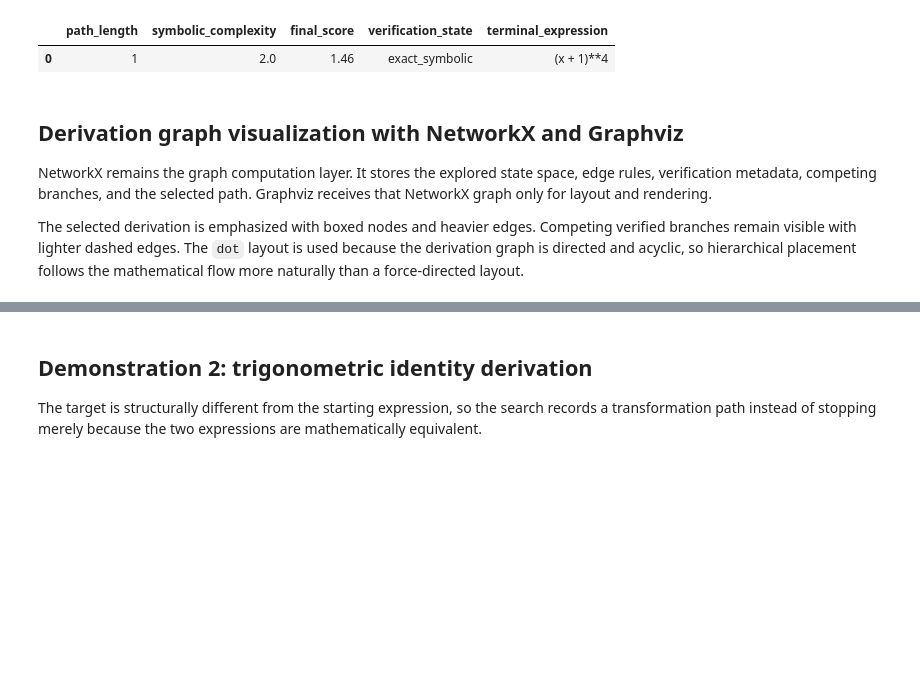
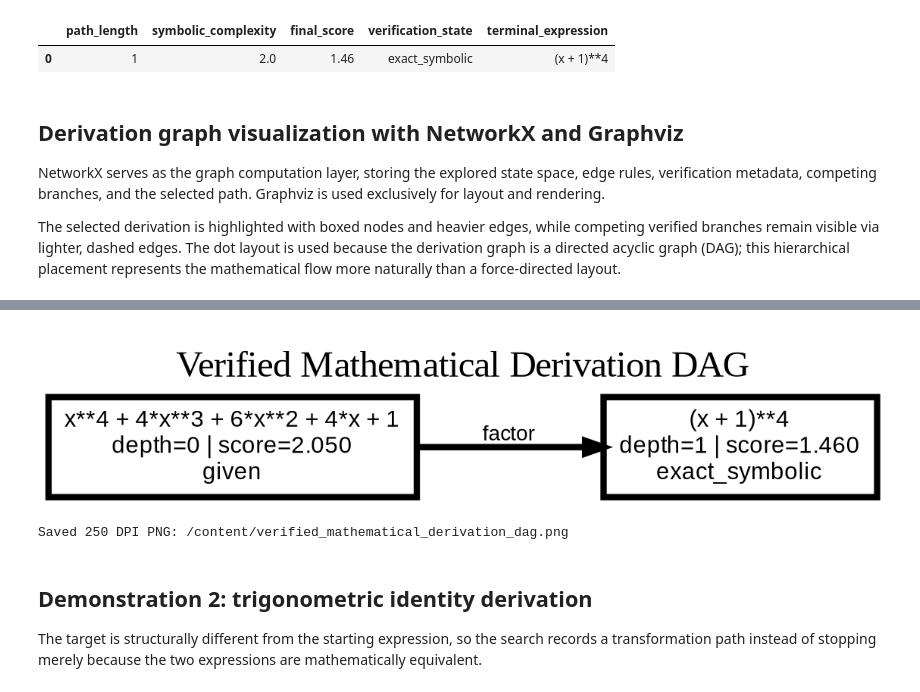
Before and after one commit to OJB-Quantum/Notebooks-for-Ideas, a Jupyter notebook: Automated_Mathematical_Derivation_Engine_in_Colab.ipynb, the cells around one changed output, grey strips where cells are left out. Saved outputs shown, nothing was run; the diff lists cells and outputs as text; code cells hidden in the pictures; blank space fills up the shorter version.

```diff
--- a/Automated_Mathematical_Derivation_Engine_in_Colab.ipynb
+++ b/Automated_Mathematical_Derivation_Engine_in_Colab.ipynb
@@ -1007,15 +1006,26 @@ $\displaystyle E_{0}\xrightarrow{\mathrm{factor}}E_{1}=\left(x + 1\right)^{4}$
 # %% [markdown]
 ## Derivation graph visualization with NetworkX and Graphviz
 
-NetworkX remains the graph computation layer. It stores the explored state space, edge rules, verification metadata, competing branches, and the selected path. Graphviz receives that NetworkX graph only for layout and rendering.
+NetworkX serves as the graph computation layer, storing the explored state space, edge rules, verification metadata, competing branches, and the selected path. Graphviz is used exclusively for layout and rendering.
 
-The selected derivation is emphasized with boxed nodes and heavier edges. Competing verified branches remain visible with lighter dashed edges. The `dot` layout is used because the derivation graph is directed and acyclic, so hierarchical placement follows the mathematical flow more naturally than a force-directed layout.
+The selected derivation is highlighted with boxed nodes and heavier edges, while competing verified branches remain visible via lighter, dashed edges. The dot layout is used because the derivation graph is a directed acyclic graph (DAG); this hierarchical placement represents the mathematical flow more naturally than a force-directed layout.
 # %%
-"""Render the NetworkX derivation DAG with Graphviz."""
+"""Render the NetworkX derivation DAG as a downloadable 250 DPI PNG."""
+
+from pathlib import Path
+
+from google.colab import files
+from IPython.display import Image, display
+
+# ============================================================
+# Control knobs
+# ============================================================
+DERIVATION_PNG_FILENAME = "verified_mathematical_derivation_dag.png"
+GRAPHVIZ_DPI = 250
 
 
 def render_derivation_graph(nx_graph, selected_path):
-    """Convert a NetworkX derivation DAG into a Graphviz SVG.
+    """Convert a NetworkX derivation DAG into a Graphviz PNG.
 
     Args:
         nx_graph: Directed NetworkX graph containing derivation metadata.
@@ -1031,7 +1041,7 @@ def render_derivation_graph(nx_graph, selected_path):
 
     dot = graphviz.Digraph(
         name="derivation_dag",
-        format="svg",
+        format="png",
         engine="dot",
     )
     dot.attr(
@@ -1094,6 +1104,7 @@ def render_derivation_graph(nx_graph, selected_path):
 
     for source, target, data in nx_graph.edges(data=True):
         edge_key = (source, target)
+
         if edge_key in selected_edges:
             dot.edge(
                 node_ids[source],
@@ -1114,14 +1125,25 @@ def render_derivation_graph(nx_graph, selected_path):
 
 
 graph = poly_result["graph"]
+
 derivation_dot = render_derivation_graph(
     graph,
     poly_result["selected_path"],
 )
 
-derivation_svg = derivation_dot.pipe(format="svg")
-display(SVG(derivation_svg))
+# ============================================================
+# Render and save the 250 DPI PNG
+# ============================================================
+derivation_png = derivation_dot.pipe(format="png")
 
-# Keep the DOT representation available for reproducible external rendering.
+output_path = Path(DERIVATION_PNG_FILENAME)
+output_path.write_bytes(derivation_png)
+
+# Display the exact saved PNG in the notebook.
+display(Image(filename=str(output_path)))
+
+# Keep the DOT representation available for reproducible rendering.
 DERIVATION_DOT_SOURCE = derivation_dot.source
+
+print(f"Saved 250 DPI PNG: {output_path.resolve()}")
 # %% [output]
@@ -1129,3 +1150,5 @@ DERIVATION_DOT_SOURCE = derivation_dot.source
+[figure, added]
+Saved 250 DPI PNG: /content/verified_mathematical_derivation_dag.png
 # %% [markdown]
 ## Demonstration 2: trigonometric identity derivation
 
```
Also changed, not shown: parts of 3 cells of this notebook.
